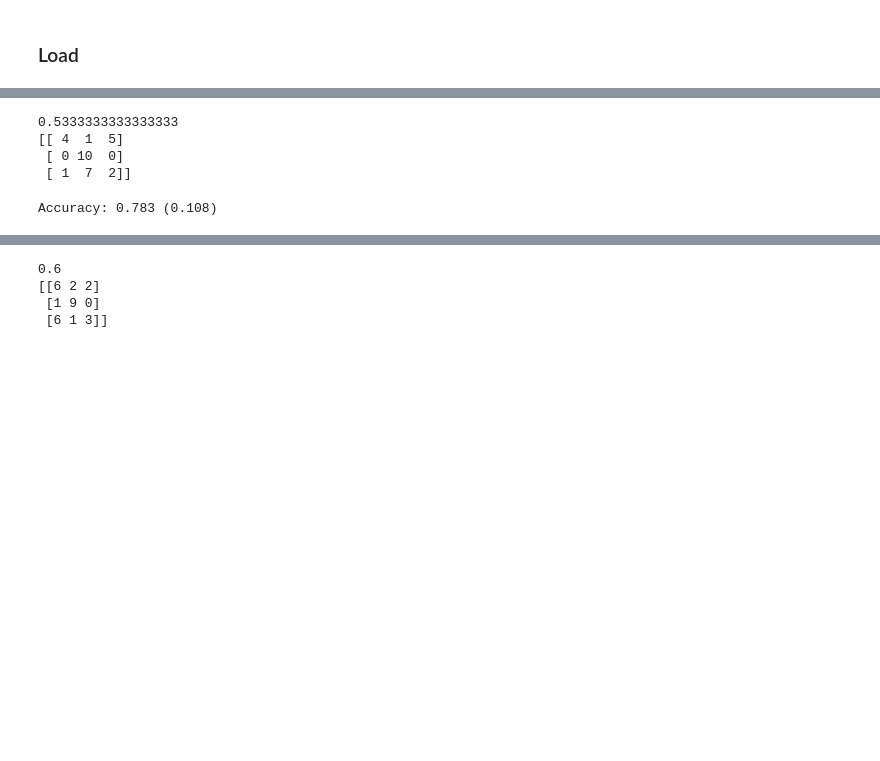
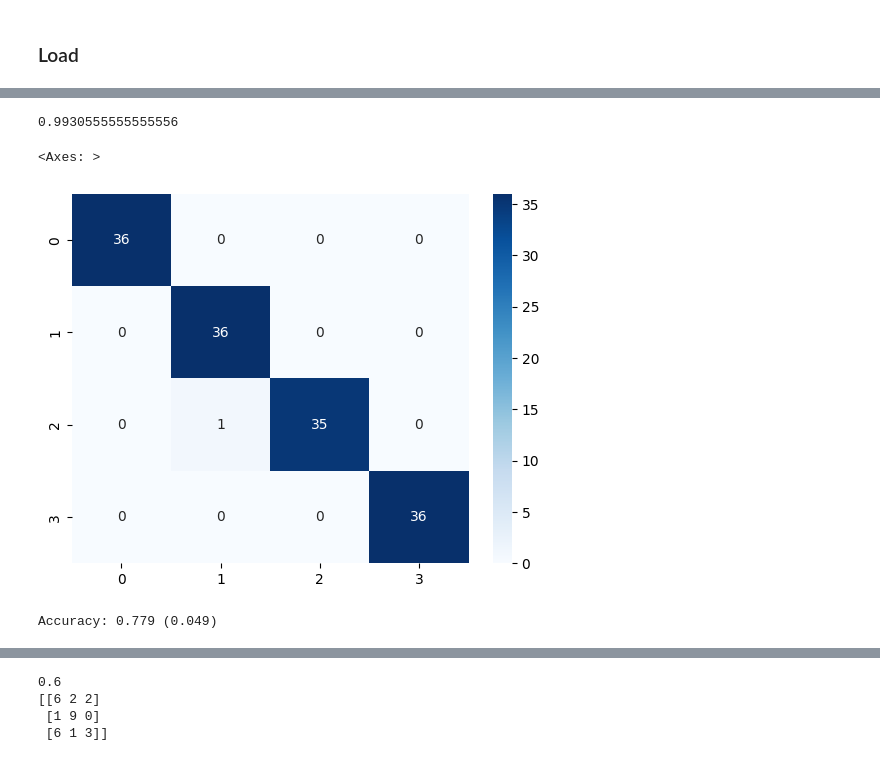
Before and after one commit to johnsaveus/Prog_Metal_Classification, a Jupyter notebook: src/Test.ipynb, the cells around one changed output, grey strips where cells are left out. Drawn from its saved outputs; the diff is of its cells as text; code cells hidden in the pictures; blank space fills up the shorter version.

```diff
--- a/src/Test.ipynb
+++ b/src/Test.ipynb
@@ -82,14 +97,16 @@ print(confusion_matrix(test['Band'],preds))
 # %%
-rf = RandomForestClassifier(n_estimators=10)
+import seaborn
+rf = RandomForestClassifier(n_estimators=500,max_leaf_nodes=10,max_depth=10,random_state=3)
 rf.fit(train.drop(['Band'],axis=1),train['Band'])
-preds = rf.predict(test.drop(['Band'],axis=1))
-print(accuracy_score(test['Band'],preds))
-print(confusion_matrix(test['Band'],preds))
+preds = rf.predict(train.drop(['Band'],axis=1))
+print(accuracy_score(train['Band'],preds))
+conf = confusion_matrix(train['Band'],preds)
+import seaborn as sns
+sns.heatmap(conf, annot=True, cmap='Blues')
 # %% [output]
-0.5333333333333333
-[[ 4  1  5]
- [ 0 10  0]
- [ 1  7  2]]
+0.9930555555555556
+<Axes: >
+[figure, added]
 # %%
 from sklearn.model_selection import LeaveOneOut
 from sklearn.model_selection import cross_val_score
@@ -101,13 +118,13 @@ lpo = StratifiedShuffleSplit(n_splits=20)
 # %%
 # enumerate splits
 # create model
-model = RandomForestClassifier(n_estimators=25)
+model = RandomForestClassifier(n_estimators=100)
 # evaluate model
 scores = cross_val_score(model, train.drop(['Band'],axis=1), train['Band'], scoring='accuracy', cv=lpo)
 # report performance
 print('Accuracy: %.3f (%.3f)' % (np.mean(scores), np.std(scores)))
 # %% [output]
-Accuracy: 0.783 (0.108)
+Accuracy: 0.779 (0.049)
 # %%
 model.fit(train.drop(['Band'],axis=1),train['Band'])
 preds = model.predict(test.drop(['Band'],axis=1))
```
Also changed, not shown: parts of 20 cells of this notebook, 5 other files.
